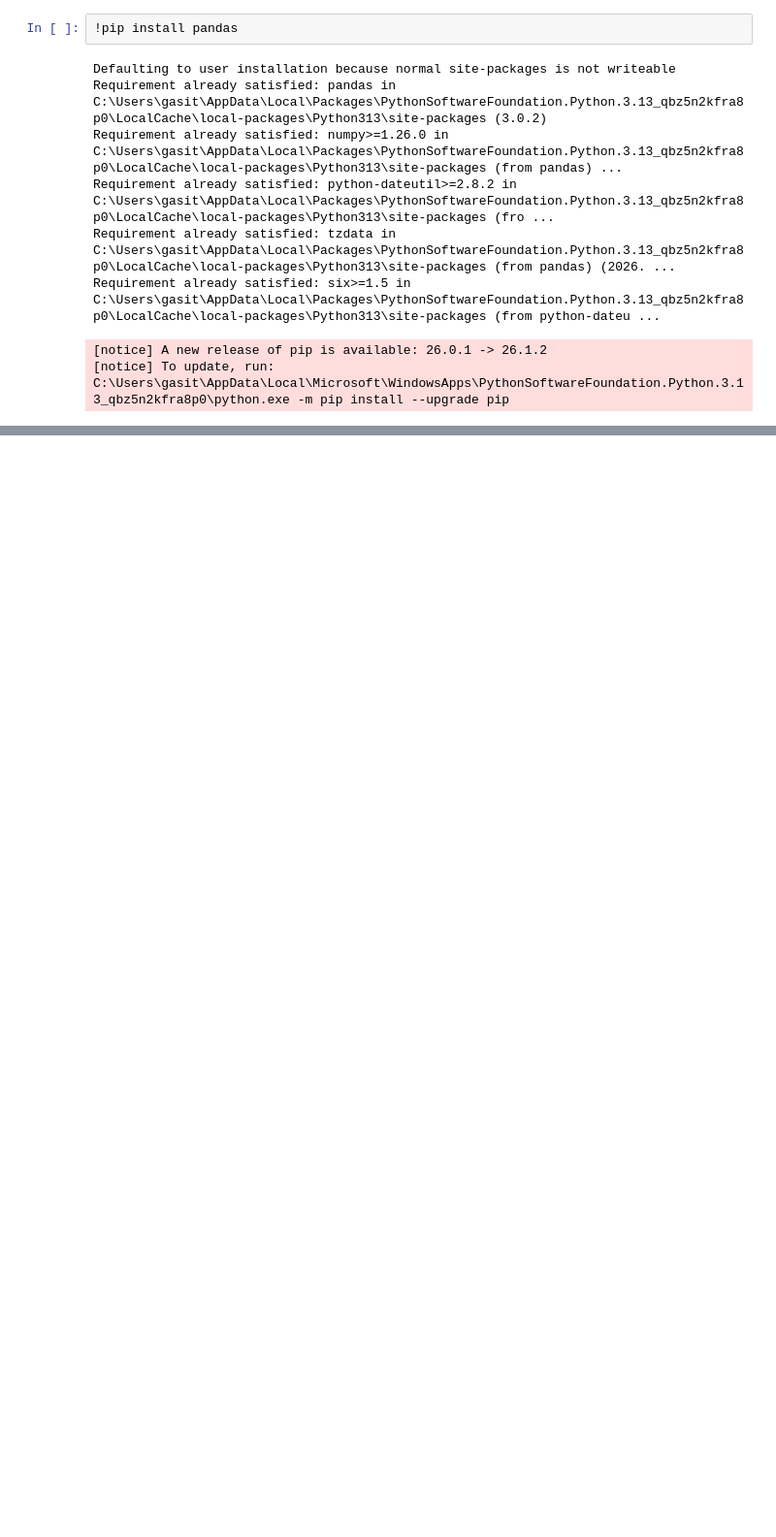
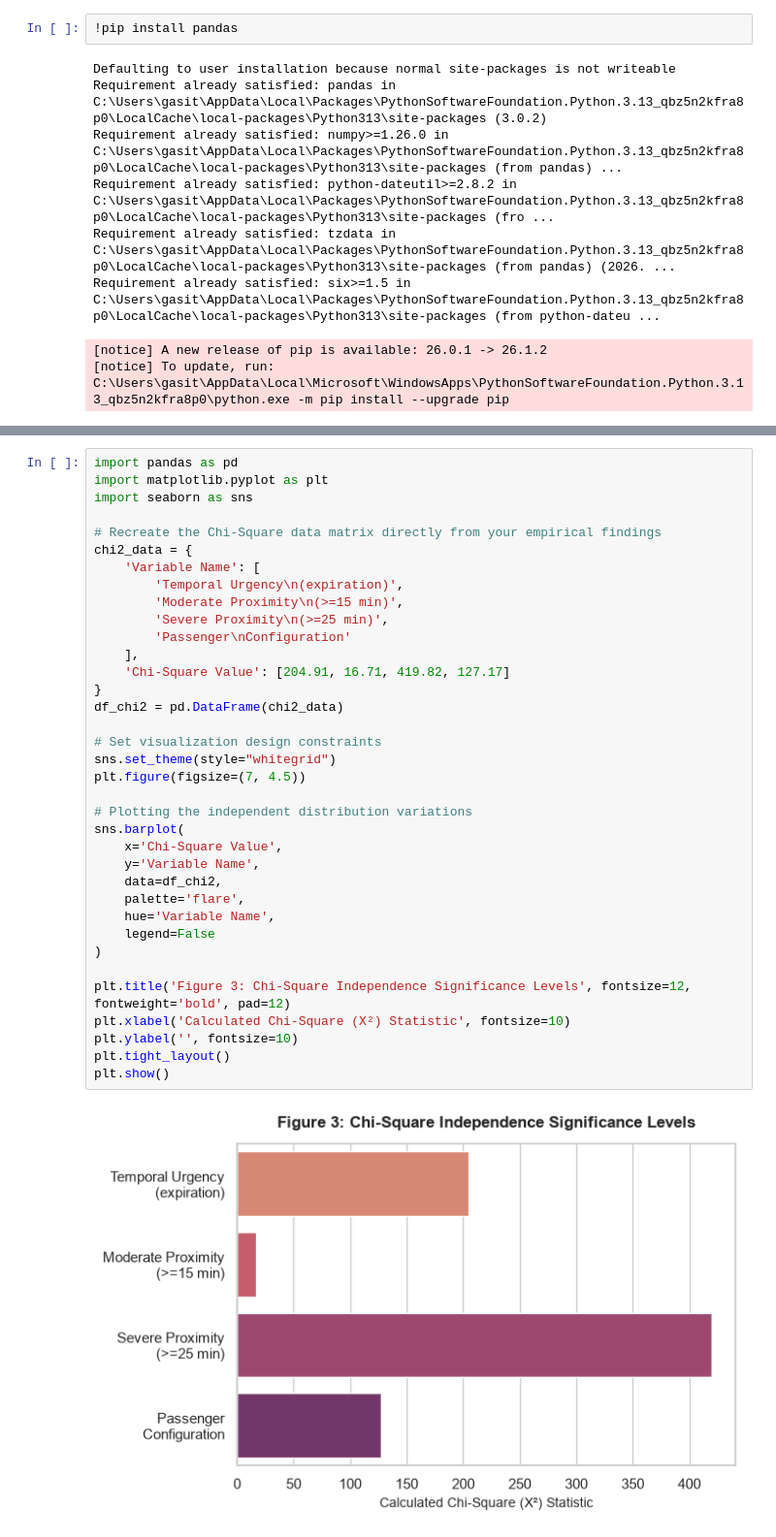
Before and after one commit to Gaxit03/CIS-3032---Project-Repo-, a Jupyter notebook: Notebooks/results1.ipynb, the cells around one changed output, grey strips where cells are left out. Shown at 97% size. Cells and saved outputs as stored; diff of their text form; blank space fills up the shorter version.

```diff
--- a/Notebooks/results1.ipynb
+++ b/Notebooks/results1.ipynb
@@ -13,0 +533,38 @@ df.
+# %%
+import pandas as pd
+import matplotlib.pyplot as plt
+import seaborn as sns
+
+# Recreate the Chi-Square data matrix directly from your empirical findings
+chi2_data = {
+    'Variable Name': [
+        'Temporal Urgency\n(expiration)',
+        'Moderate Proximity\n(>=15 min)',
+        'Severe Proximity\n(>=25 min)',
+        'Passenger\nConfiguration'
+    ],
+    'Chi-Square Value': [204.91, 16.71, 419.82, 127.17]
+}
+df_chi2 = pd.DataFrame(chi2_data)
+
+# Set visualization design constraints
+sns.set_theme(style="whitegrid")
+plt.figure(figsize=(7, 4.5))
+
+# Plotting the independent distribution variations
+sns.barplot(
+    x='Chi-Square Value',
+    y='Variable Name',
+    data=df_chi2,
+    palette='flare',
+    hue='Variable Name',
+    legend=False
+)
+
+plt.title('Figure 3: Chi-Square Independence Significance Levels', fontsize=12, fontweight='bold', pad=12)
+plt.xlabel('Calculated Chi-Square (X²) Statistic', fontsize=10)
+plt.ylabel('', fontsize=10)
+plt.tight_layout()
+plt.show()
+# %% [output]
+[figure, added]
```
Also changed, not shown: parts of 21 cells of this notebook.
